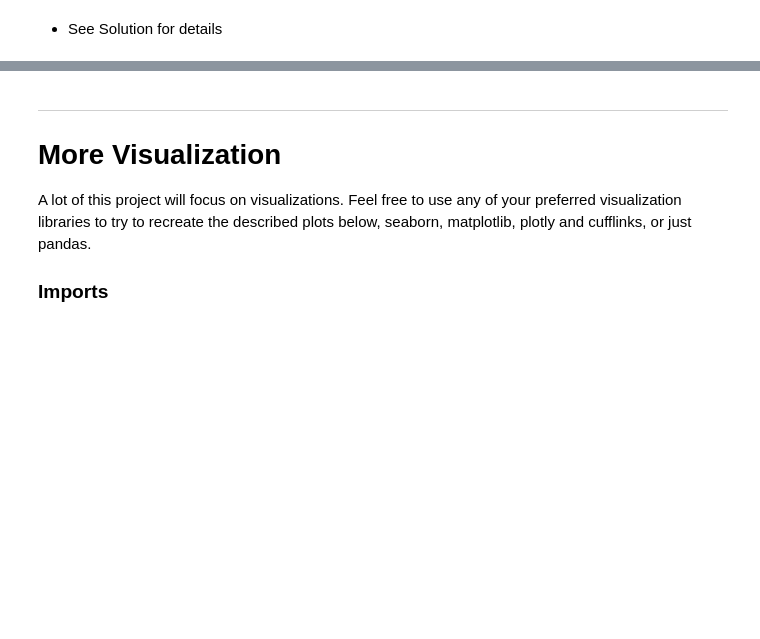
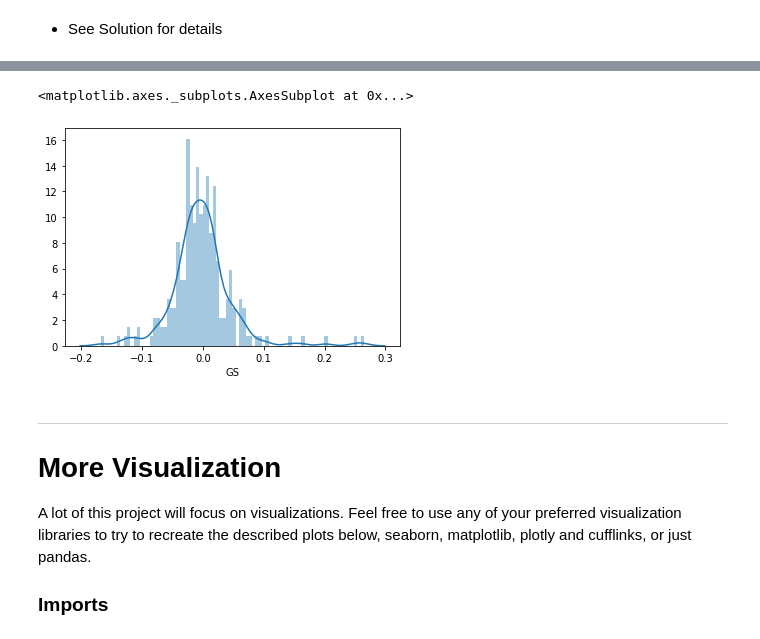
Before and after one commit to CrazyDi/BootcampDataScience, a Jupyter notebook: 10.DataCapstoneProject/03-Finance Project.ipynb, the cells around one changed output, grey strips where cells are left out. Cells and saved outputs as stored; diff of their text form; code cells hidden in the pictures; blank space fills up the shorter version.

```diff
--- a/10.DataCapstoneProject/03-Finance Project.ipynb
+++ b/10.DataCapstoneProject/03-Finance Project.ipynb
@@ -168,3 +234,8 @@ using a non-integer number instead of an integer will result in an error in the
+# %%
+sns.distplot(returns['GS'].loc['2008-1-1':'2008-12-31'], bins=80)
+# %% [output]
+<matplotlib.axes._subplots.AxesSubplot at 0x...>
+[figure, added]
 # %% [markdown]
 ____
 # More Visualization
```
Also changed, not shown: parts of 47 cells of this notebook.
